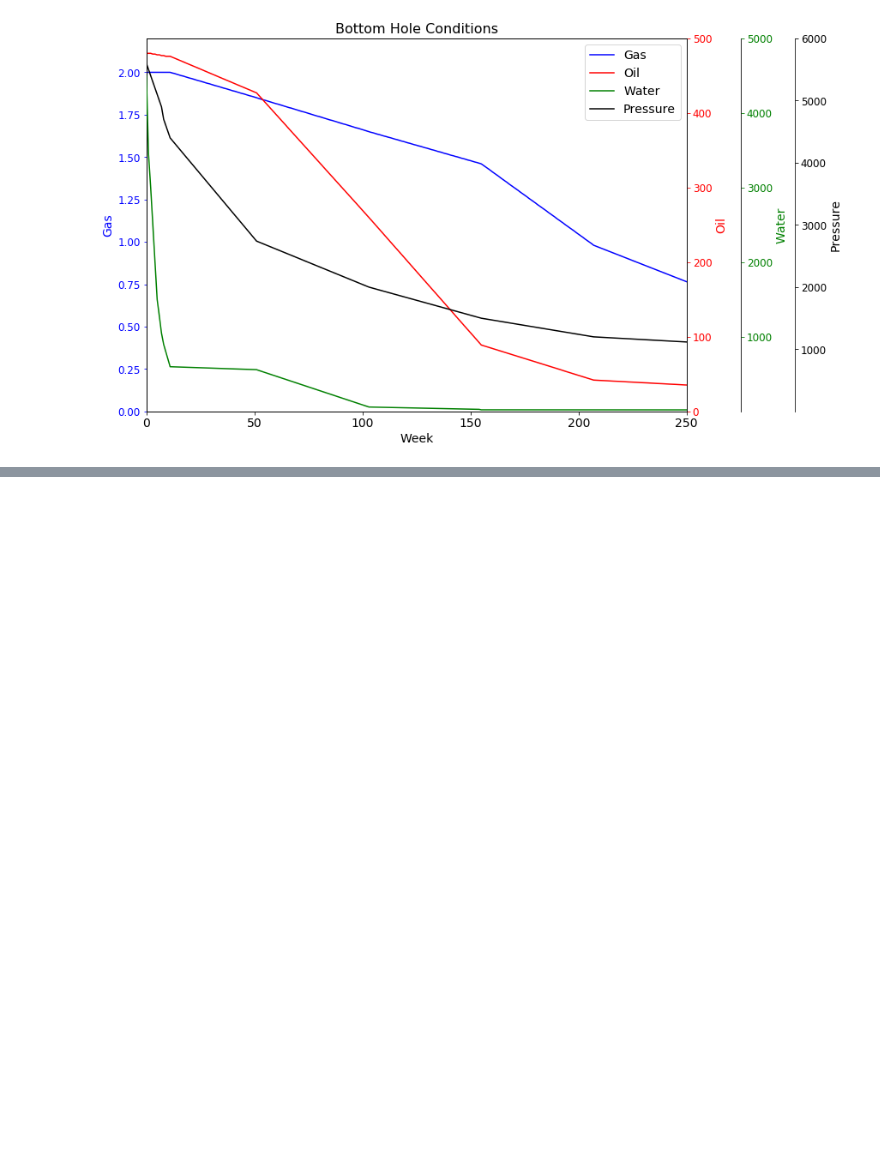
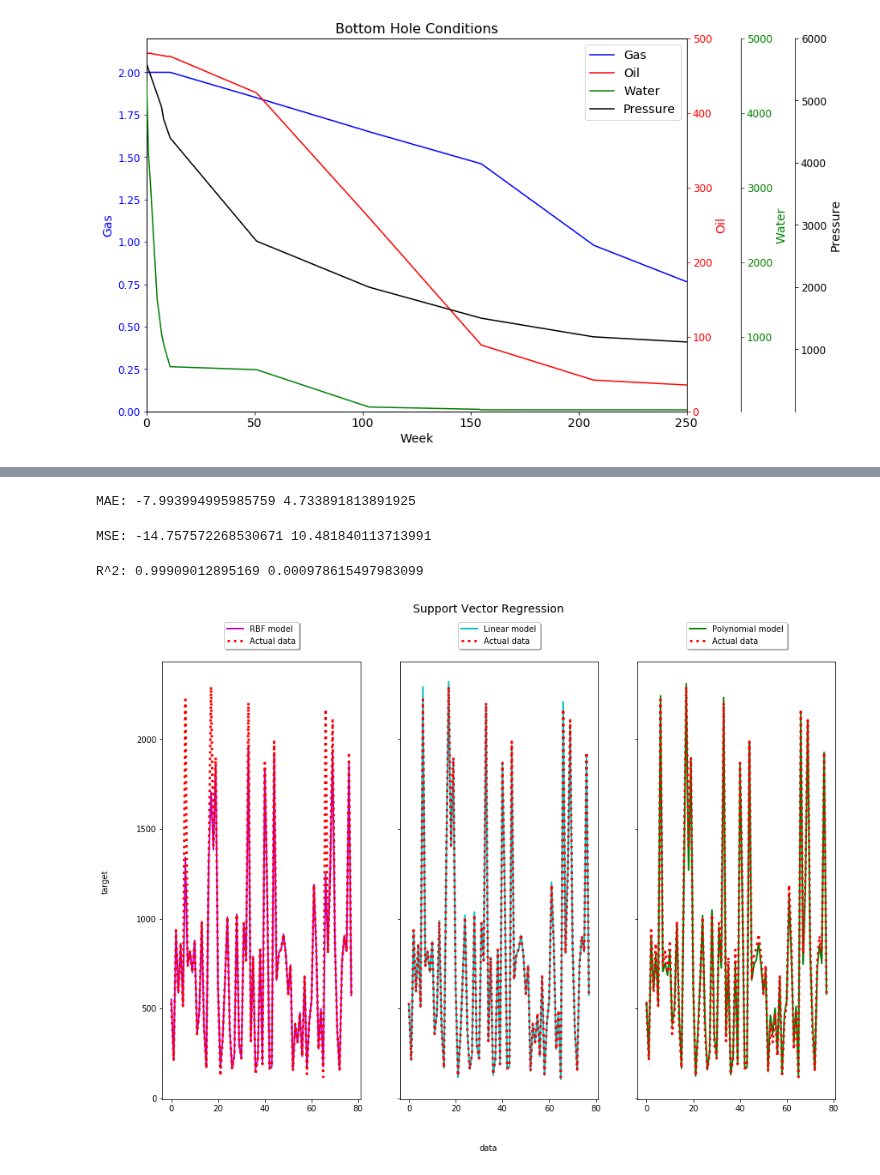
Before and after one commit to d8veone/Shale_well_Machine_Learning, a Jupyter notebook: Well_prediction.ipynb, the cells around one changed output, grey strips where cells are left out. Drawn from its saved outputs; the diff is of its cells as text; code cells hidden in the pictures; blank space fills up the shorter version.

```diff
--- a/Well_prediction.ipynb
+++ b/Well_prediction.ipynb
@@ -150,0 +153,3 @@ plt.show()
+# %%
+X_pre= preprocessing.StandardScaler().fit(X_pre).transform(X_pre)
+X_pre[0:5]
@@ -150,0 +172,6 @@ plt.show()
+# %%
+from sklearn.model_selection import train_test_split
+X_train, X_test, y_train, y_test = train_test_split( X_pre, y_pre, test_size=0.3,random_state=21)
+print ('Train set:', X_train.shape,  y_train.shape)
+print ('Test set:', X_test.shape,  y_test.shape)
+y_test.shape[0]
@@ -150,0 +188,13 @@ plt.show()
+# %%
+
+
+svr_rbf = svm.SVR(kernel='rbf', C=100, gamma=0.1, epsilon=.1)
+svr_lin = svm.SVR(kernel='linear', C=100, gamma='auto')
+svr_poly = svm.SVR(kernel='poly',gamma='auto', degree=6, epsilon=.1,
+               coef0=1)
+
+clf=svr_lin.fit(X_train, y_train)
+print(clf.score(X_test,y_test))
+y_hat=svr_lin.predict(X_test)
+y_hat[0:50]
+# print("DecisionTrees's Accuracy: ", metrics.accuracy_score(y_test, y_hat))
@@ -150,0 +216,42 @@ plt.show()
+# %%
+seed = 10
+kfold = model_selection.KFold(n_splits=10)
+scoring = 'neg_mean_absolute_error'
+results = model_selection.cross_val_score(svr_lin, X_train, y_train, cv=kfold, scoring=scoring)
+print("MAE:",results.mean(), results.std())
+# %% [output]
+MAE: -7.993994995985759 4.733891813891925
+# %%
+scoring = 'neg_root_mean_squared_error'
+results = model_selection.cross_val_score(svr_lin, X_train, y_train, cv=kfold, scoring=scoring)
+print("MSE:", results.mean(), results.std())
+# %% [output]
+MSE: -14.757572268530671 10.481840113713991
+# %%
+scoring = 'r2'
+results = model_selection.cross_val_score(svr_lin, X_train, y_train, cv=kfold, scoring=scoring)
+print("R^2:", results.mean(), results.std())
+# %% [output]
+R^2: 0.99909012895169 0.000978615497983099
+# %%
+# Look at the results
+lw = 2
+
+svrs = [svr_rbf, svr_lin, svr_poly]
+kernel_label = ['RBF', 'Linear', 'Polynomial']
+model_color = ['m', 'c', 'g']
+
+fig, axes = plt.subplots(nrows=1, ncols=3, figsize=(15, 10), sharey=True)
+for ix, svr in enumerate(svrs):
+    axes[ix].plot(svr.fit(X_train, y_train).predict(X_test), color=model_color[ix], lw=lw,
+                  label='{} model'.format(kernel_label[ix]))
+    axes[ix].plot(y_test.reset_index(drop=True), color='red', linestyle=':', lw=3,
+                  label='Actual data')
+    axes[ix].legend(loc='upper center', bbox_to_anchor=(0.5, 1.1),
+                    ncol=1, fancybox=True, shadow=True)
+fig.text(0.5, 0.04, 'data', ha='center', va='center')
+fig.text(0.06, 0.5, 'target', ha='center', va='center', rotation='vertical')
+fig.suptitle("Support Vector Regression", fontsize=14)
+plt.show()
+# %% [output]
+[figure, added]
```
Also changed, not shown: parts of 10 cells of this notebook.
